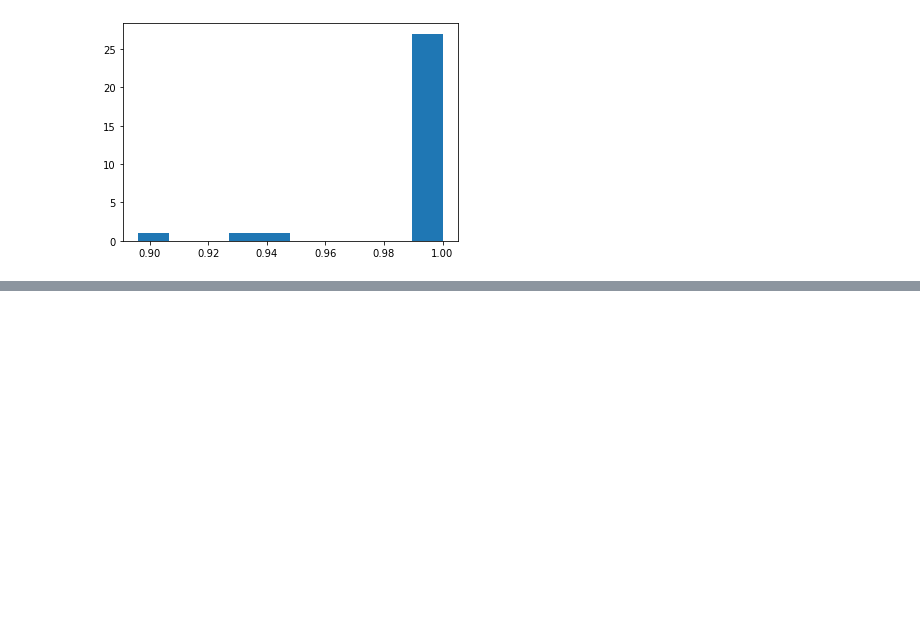
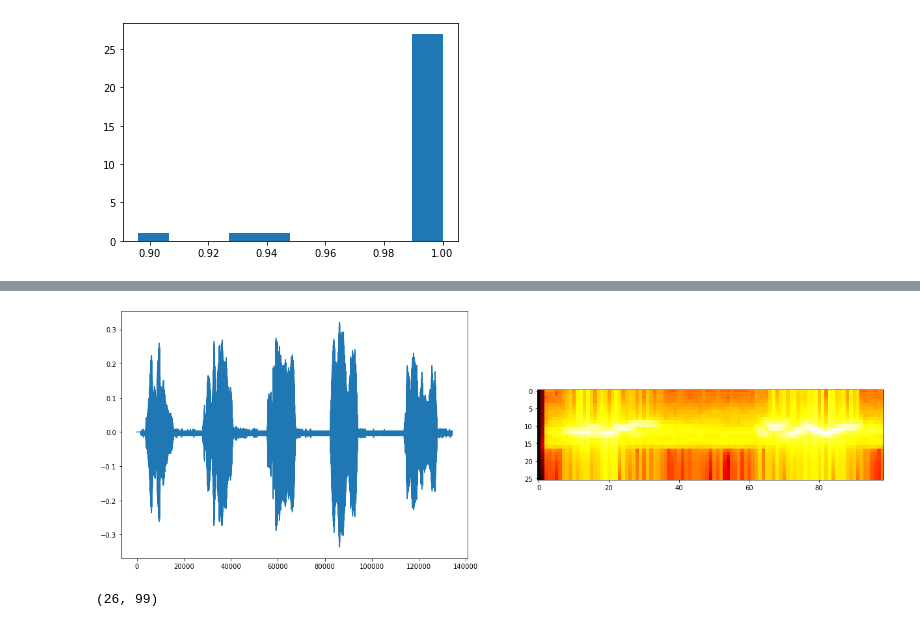
Before and after one commit to balobinp/AudioSignalProcessing, a Jupyter notebook: AudioSignalProcessing.ipynb, the cells around one changed output, grey strips where cells are left out. Cells and saved outputs as stored; diff of their text form; code cells hidden in the pictures; blank space fills up the shorter version.

```diff
--- a/AudioSignalProcessing.ipynb
+++ b/AudioSignalProcessing.ipynb
@@ -112,0 +155,16 @@ plt.show()
+# %%
+# Извлечение logfbank с использованием python_speech_features
+
+signal, rate = librosa.load(sample_file_path, sr=44100)
+
+logfbank = python_speech_features.logfbank(signal[:rate], rate, nfilt=26, nfft=1103).T
+
+fig, axes = plt.subplots(nrows=1, ncols=2, figsize=(21, 7))
+axes[0].plot(signal)
+axes[1].imshow(logfbank, cmap='hot', interpolation='nearest')
+plt.show()
+
+logfbank.shape # (13, 44)
+# %% [output]
+[figure, added]
+(26, 99)
```
Also changed, not shown: parts of 13 cells of this notebook, 2 other files.
